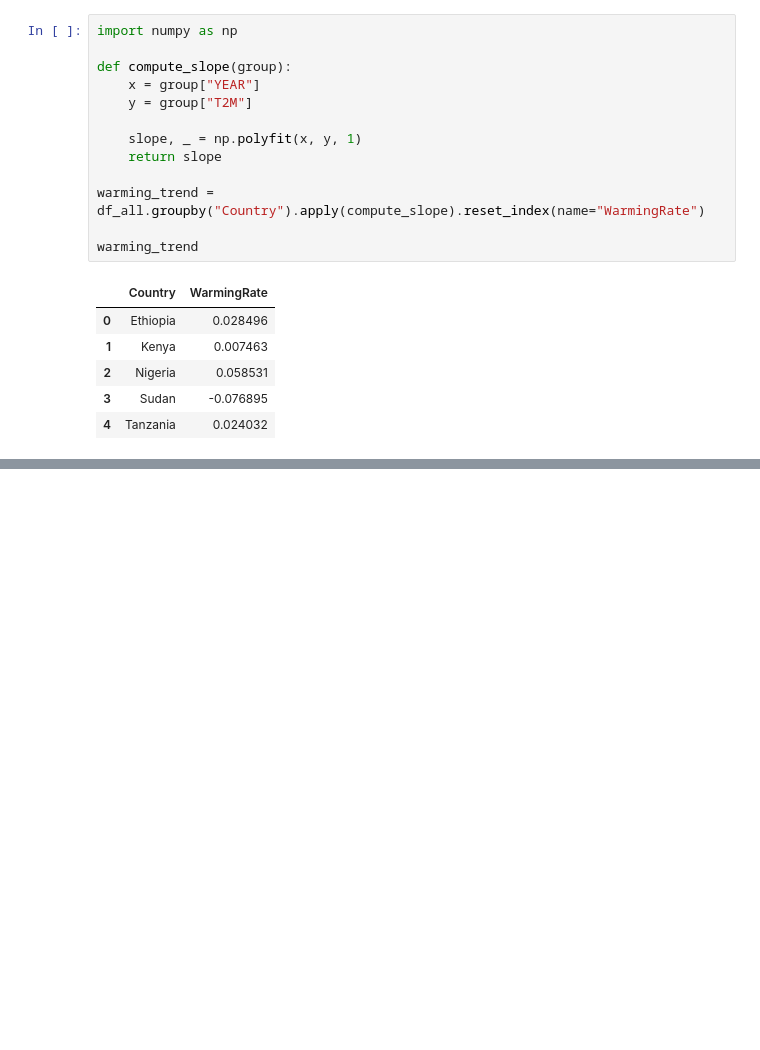
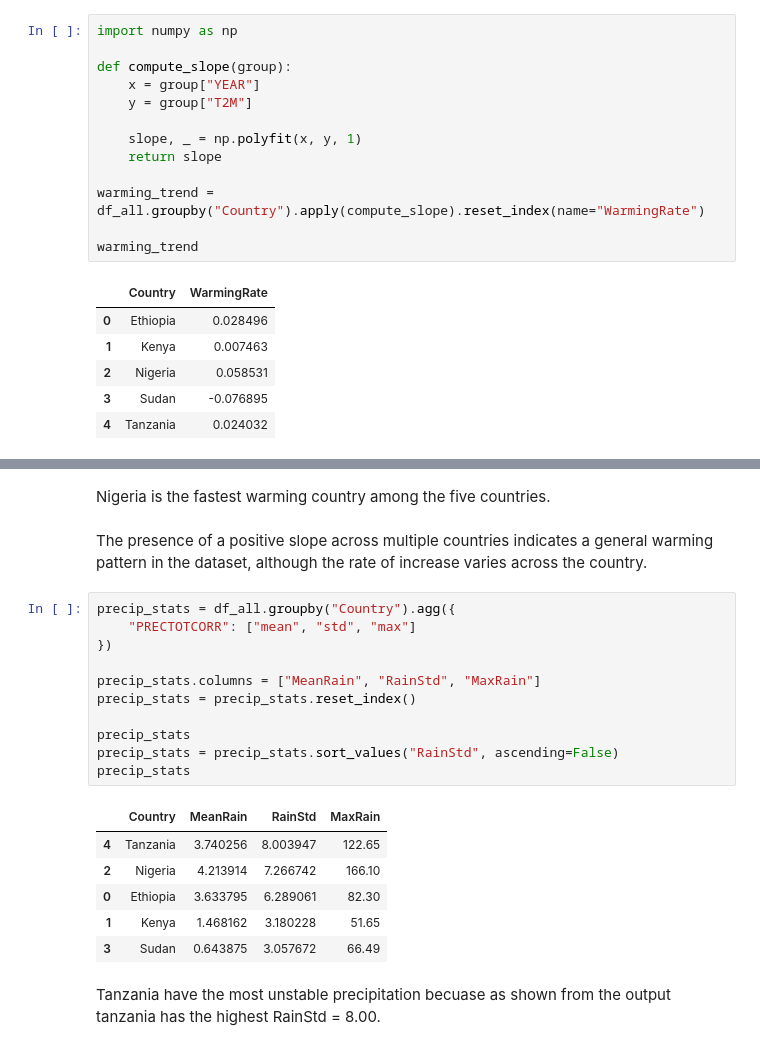
Before and after one commit to Richo-Worku/climatechange-week0, a Jupyter notebook: compare_countries.ipynb, the cells around one changed output, grey strips where cells are left out. Saved outputs shown, nothing was run; the diff lists cells and outputs as text; blank space fills up the shorter version.

Commit message:
update on compare countries

```diff
--- a/compare_countries.ipynb
+++ b/compare_countries.ipynb
@@ -280,0 +302,24 @@ warming_trend
+# %% [markdown]
+Nigeria is the fastest warming country among the five countries.
+# %% [markdown]
+The presence of a positive slope across multiple countries indicates a general warming pattern in the dataset, although the rate of increase varies across the country.
+# %%
+precip_stats = df_all.groupby("Country").agg({
+    "PRECTOTCORR": ["mean", "std", "max"]
+})
+
+precip_stats.columns = ["MeanRain", "RainStd", "MaxRain"]
+precip_stats = precip_stats.reset_index()
+
+precip_stats
+precip_stats = precip_stats.sort_values("RainStd", ascending=False)
+precip_stats
+# %% [output]
+|  | Country | MeanRain | RainStd | MaxRain |
+| 4 | Tanzania | 3.740256 | 8.003947 | 122.65 |
+| 2 | Nigeria | 4.213914 | 7.266742 | 166.10 |
+| 0 | Ethiopia | 3.633795 | 6.289061 | 82.30 |
+| 1 | Kenya | 1.468162 | 3.180228 | 51.65 |
+| 3 | Sudan | 0.643875 | 3.057672 | 66.49 |
+# %% [markdown]
+Tanzania have the most unstable precipitation becuase as shown from the output tanzania has the highest RainStd = 8.00.
```
Also changed, not shown: parts of 3 cells of this notebook.
